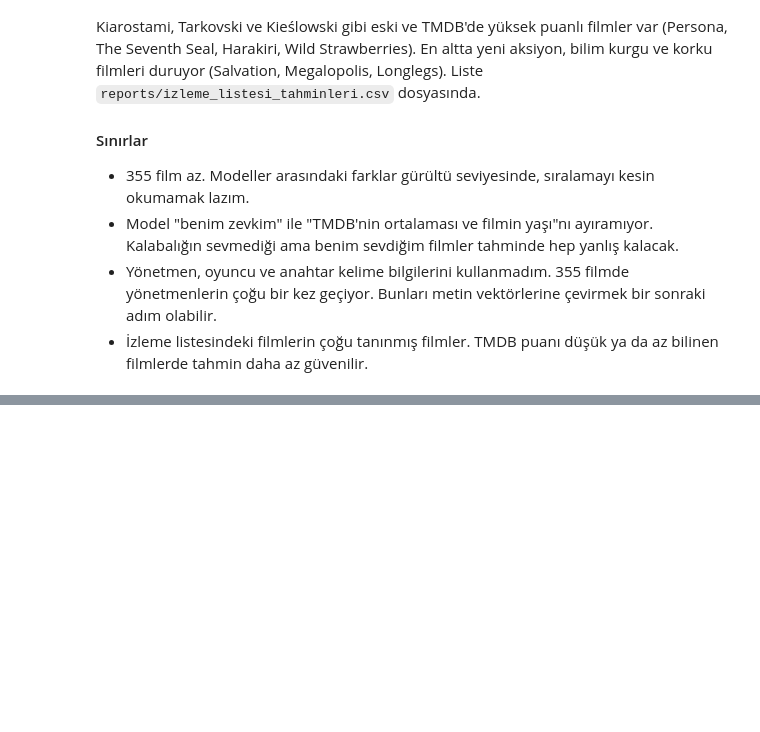
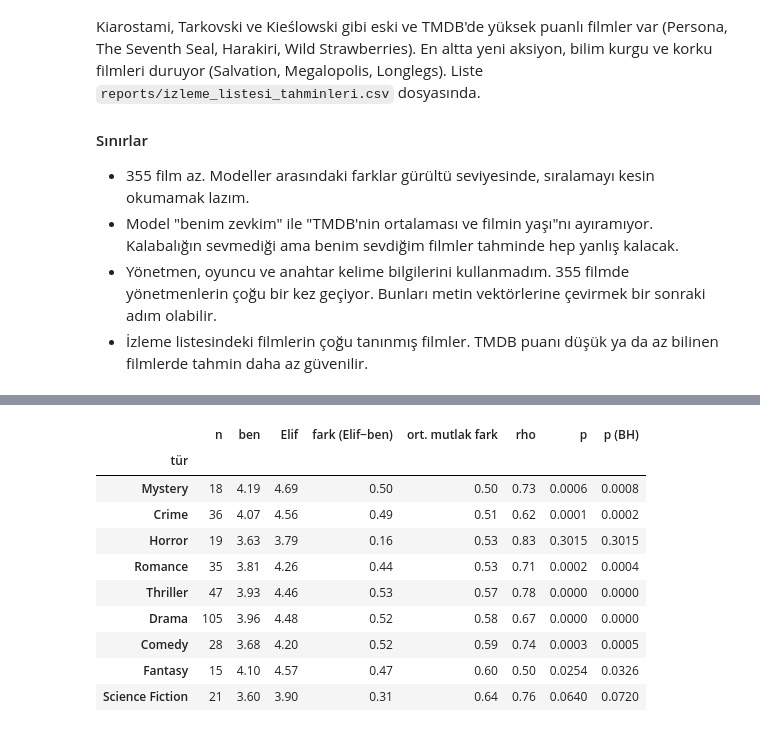
Before and after one commit to Kutaykabak/letterboxd-film-taste, a Jupyter notebook: notebooks/letterboxd_analizi.ipynb, the cells around one changed output, grey strips where cells are left out. Cells and saved outputs as stored; diff of their text form; code cells hidden in the pictures; blank space fills up the shorter version.

```diff
--- a/notebooks/letterboxd_analizi.ipynb
+++ b/notebooks/letterboxd_analizi.ipynb
@@ -1091,0 +1148,22 @@ Bölüm 9 dışındaki sonuçlar 355 filmin 5 katlı, 10 tekrarlı çapraz doğr
+# %%
+def rho(a, b):
+    return stats.spearmanr(a, b).statistic
+
+x_me, x_el, x_tm = df.rating_me.to_numpy(), df.rating_elif.to_numpy(), df.tmdb_vote_average.to_numpy()
+pairs = {'Ben – Elif': (x_me, x_el), 'Ben – TMDB': (x_me, x_tm), 'Elif – TMDB': (x_el, x_tm)}
+
+B = 5000
+idx = rng.integers(0, len(df), size=(B, len(df)))
+boot = {k: np.array([rho(a[i], b[i]) for i in idx]) for k, (a, b) in pairs.items()}
+
+rows = []
+for k, (a, b) in pairs.items():
+    lo, hi = np.percentile(boot[k], [2.5, 97.5])
+    rows.append({'çift': k, 'rho': rho(a, b), '%95 GA alt': lo, '%95 GA üst': hi})
+corr = pd.DataFrame(rows).set_index('çift').round(2)
+display(corr)
+
+d = boot['Ben – Elif'] - boot['Ben – TMDB']
+lo, hi = np.percentile(d, [2.5, 97.5])
+p_boot = 2 * min((d <= 0).mean(), (d >= 0).mean())
+print(f'Ben–Elif eksi Ben–TMDB: {rho(x_me, x_el) - rho(x_me, x_tm):+.2f}  %95 GA [{lo:+.2f}; {hi:+.2f}]  bootstrap p ≈ {p_boot:.3f}')
@@ -1091,0 +1249,28 @@ Bölüm 9 dışındaki sonuçlar 355 filmin 5 katlı, 10 tekrarlı çapraz doğr
+# %%
+gcols = [c for c in df.columns if c.startswith('g_')]
+rows = []
+for g in gcols:
+    sub = df[df[g] == 1]
+    if len(sub) < 15:
+        continue
+    nz = sub['diff'][sub['diff'] != 0]
+    p = stats.wilcoxon(nz).pvalue if len(nz) >= 6 else np.nan
+    rows.append({'tür': g[2:], 'n': len(sub), 'ben': sub.rating_me.mean(), 'Elif': sub.rating_elif.mean(),
+                 'fark (Elif−ben)': sub['diff'].mean(), 'ort. mutlak fark': sub['diff'].abs().mean(),
+                 'rho': rho(sub.rating_me, sub.rating_elif), 'p': p})
+genre = pd.DataFrame(rows)
+genre['p (BH)'] = multipletests(genre['p'], method='fdr_bh')[1]
+genre = genre.sort_values('ort. mutlak fark').set_index('tür')
+display(genre.round(2).assign(p=genre['p'].round(4), **{'p (BH)': genre['p (BH)'].round(4)}))
+# %% [output]
+|  | n | ben | Elif | fark (Elif−ben) | ort. mutlak fark | rho | p | p (BH) |
+| tür |  |  |  |  |  |  |  |  |
+| Mystery | 18 | 4.19 | 4.69 | 0.50 | 0.50 | 0.73 | 0.0006 | 0.0008 |
+| Crime | 36 | 4.07 | 4.56 | 0.49 | 0.51 | 0.62 | 0.0001 | 0.0002 |
+| Horror | 19 | 3.63 | 3.79 | 0.16 | 0.53 | 0.83 | 0.3015 | 0.3015 |
+| Romance | 35 | 3.81 | 4.26 | 0.44 | 0.53 | 0.71 | 0.0002 | 0.0004 |
+| Thriller | 47 | 3.93 | 4.46 | 0.53 | 0.57 | 0.78 | 0.0000 | 0.0000 |
+| Drama | 105 | 3.96 | 4.48 | 0.52 | 0.58 | 0.67 | 0.0000 | 0.0000 |
+| Comedy | 28 | 3.68 | 4.20 | 0.52 | 0.59 | 0.74 | 0.0003 | 0.0005 |
+| Fantasy | 15 | 4.10 | 4.57 | 0.47 | 0.60 | 0.50 | 0.0254 | 0.0326 |
+| Science Fiction | 21 | 3.60 | 3.90 | 0.31 | 0.64 | 0.76 | 0.0640 | 0.0720 |
```
Also changed, not shown: parts of 19 cells of this notebook, 15 other files.
